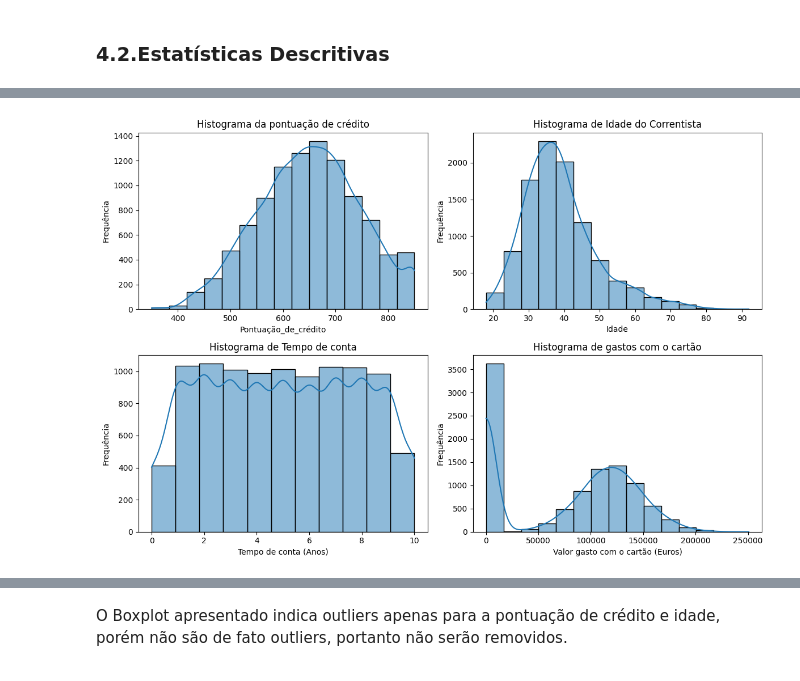
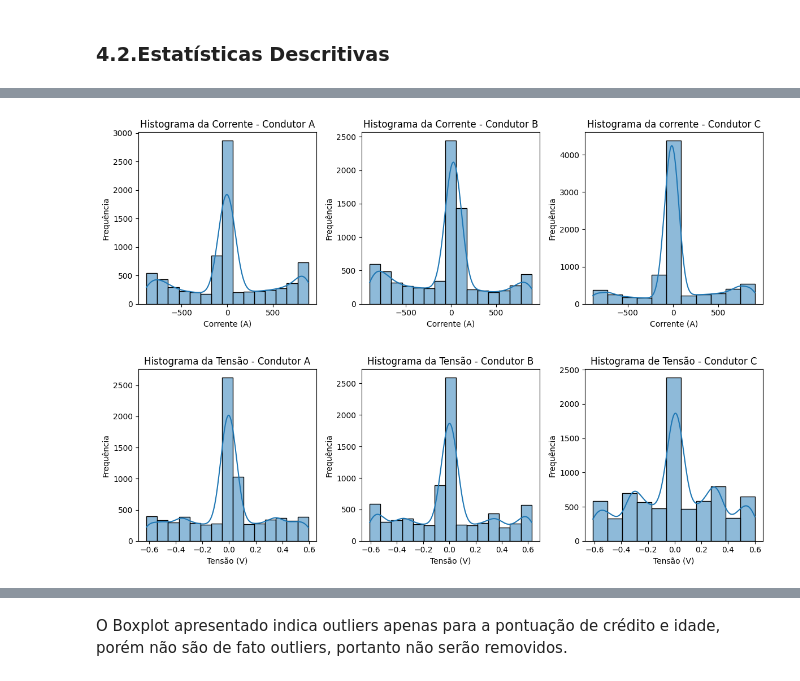
Before and after one commit to higordevellard/Machine_Learning_Electrical_Fault, a Jupyter notebook: machine_learning_curto_circuito.ipynb, the cells around one changed output, grey strips where cells are left out. Saved outputs shown, nothing was run; the diff lists cells and outputs as text; code cells hidden in the pictures.

```diff
--- a/machine_learning_curto_circuito.ipynb
+++ b/machine_learning_curto_circuito.ipynb
@@ -151,0 +154,6 @@ dataset.head(5)
+# %%
+# Criando a nova coluna
+dataset['Tipo_de_Curto_Circuito'] = dataset.iloc[:, 0:4].apply(lambda row: ''.join(str(x) for x in row), axis=1)
+
+# Exibindo o dataset com a nova coluna
+dataset.head(5)
@@ -191,36 +187,59 @@ Valores únicos para o atributo 'Tipo_de_cartão':
+# %%
+# Criar um subplot com uma linha e três colunas
+fig, axs = plt.subplots(nrows=1, ncols=3, figsize=(12, 4))
+
+# Plotar o histograma de pontuação de crédito
+sns.histplot(dataset['Ia'], kde=True, bins=15, ax=axs[0])
+axs[0].set_xlabel("Corrente (A)")
+axs[0].set_ylabel("Frequência")
+axs[0].set_title("Histograma da Corrente - Condutor A")
+
+# Plotar o histograma de Idade
+sns.histplot(dataset['Ib'], kde=True, bins=15, ax=axs[1])
+axs[1].set_xlabel("Corrente (A)")
+axs[1].set_ylabel("Frequência")
+axs[1].set_title("Histograma da Corrente - Condutor B")
+
+# Plotar o histograma de tempo de conta do correntista
+sns.histplot(dataset['Ic'], kde=True, bins=11, ax=axs[2])
+axs[2].set_xlabel("Corrente (A)")
+axs[2].set_ylabel("Frequência")
+axs[2].set_title("Histograma da Corrente - Condutor C")
+
+# Ajuste de layout
+plt.tight_layout()
+
+# Exibição dos histogramas
+plt.show()
+# %% [output]
+[figure, added]
 # %%
-# Criar um subplot com duas linhas e duas colunas
-fig, axs = plt.subplots(nrows=2, ncols=2, figsize=(12, 8))
+# Criar um subplot com uma linha e três colunas
+fig, axs = plt.subplots(nrows=1, ncols=3, figsize=(12, 4))
 
 # Plotar o histograma de pontuação de crédito
-sns.histplot(dataset_2['Pontuação_de_crédito'], kde=True, bins=15, ax=axs[0, 0])
-axs[0, 0].set_xlabel("Pontuação_de_crédito")
-axs[0, 0].set_ylabel("Frequência")
-axs[0, 0].set_title("Histograma da pontuação de crédito")
+sns.histplot(dataset['Va'], kde=True, bins=15, ax=axs[0])
+axs[0].set_xlabel("Tensão (V)")
+axs[0].set_ylabel("Frequência")
+axs[0].set_title("Histograma da Tensão - Condutor A")
 
 # Plotar o histograma de Idade
-sns.histplot(dataset_2['Idade'], kde=True, bins=15, ax=axs[0, 1])
-axs[0, 1].set_xlabel("Idade")
-axs[0, 1].set_ylabel("Frequência")
-axs[0, 1].set_title("Histograma de Idade do Correntista")
+sns.histplot(dataset['Vb'], kde=True, bins=15, ax=axs[1])
+axs[1].set_xlabel("Tensão (V)")
+axs[1].set_ylabel("Frequência")
+axs[1].set_title("Histograma da Tensão - Condutor B")
 
 # Plotar o histograma de tempo de conta do correntista
-sns.histplot(dataset_2['Tempo_conta'], kde=True, bins=11, ax=axs[1, 0])
-axs[1, 0].set_xlabel("Tempo de conta (Anos)")
-axs[1, 0].set_ylabel("Frequência")
-axs[1, 0].set_title("Histograma de Tempo de conta")
-
-# Plotar o histograma do gasto com o cartão
-sns.histplot(dataset_2['Gasto_cartão'], kde=True, bins=15, ax=axs[1, 1])
-axs[1, 1].set_xlabel("Valor gasto com o cartão (Euros)")
-axs[1, 1].set_ylabel("Frequência")
-axs[1, 1].set_title("Histograma de gastos com o cartão")
+sns.histplot(dataset['Vc'], kde=True, bins=11, ax=axs[2])
+axs[2].set_xlabel("Tensão (V)")
+axs[2].set_ylabel("Frequência")
+axs[2].set_title("Histograma de Tensão - Condutor C")
 
 # Ajuste de layout
 plt.tight_layout()
 
 # Exibição dos histogramas
 plt.show()
 # %% [output]
-[figure, old version]
+[figure, new version]
 # %%
```
Also changed, not shown: parts of 28 cells of this notebook.
